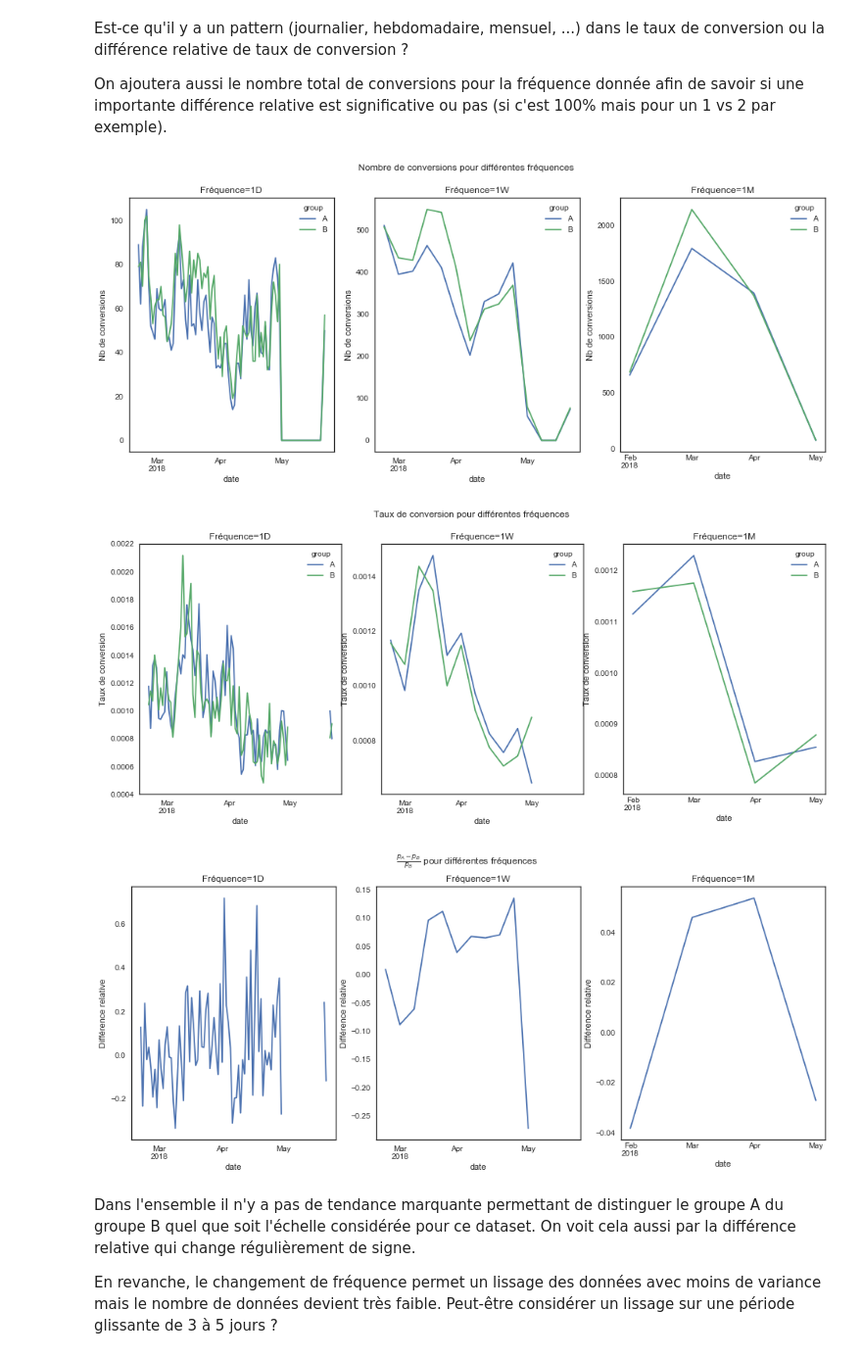
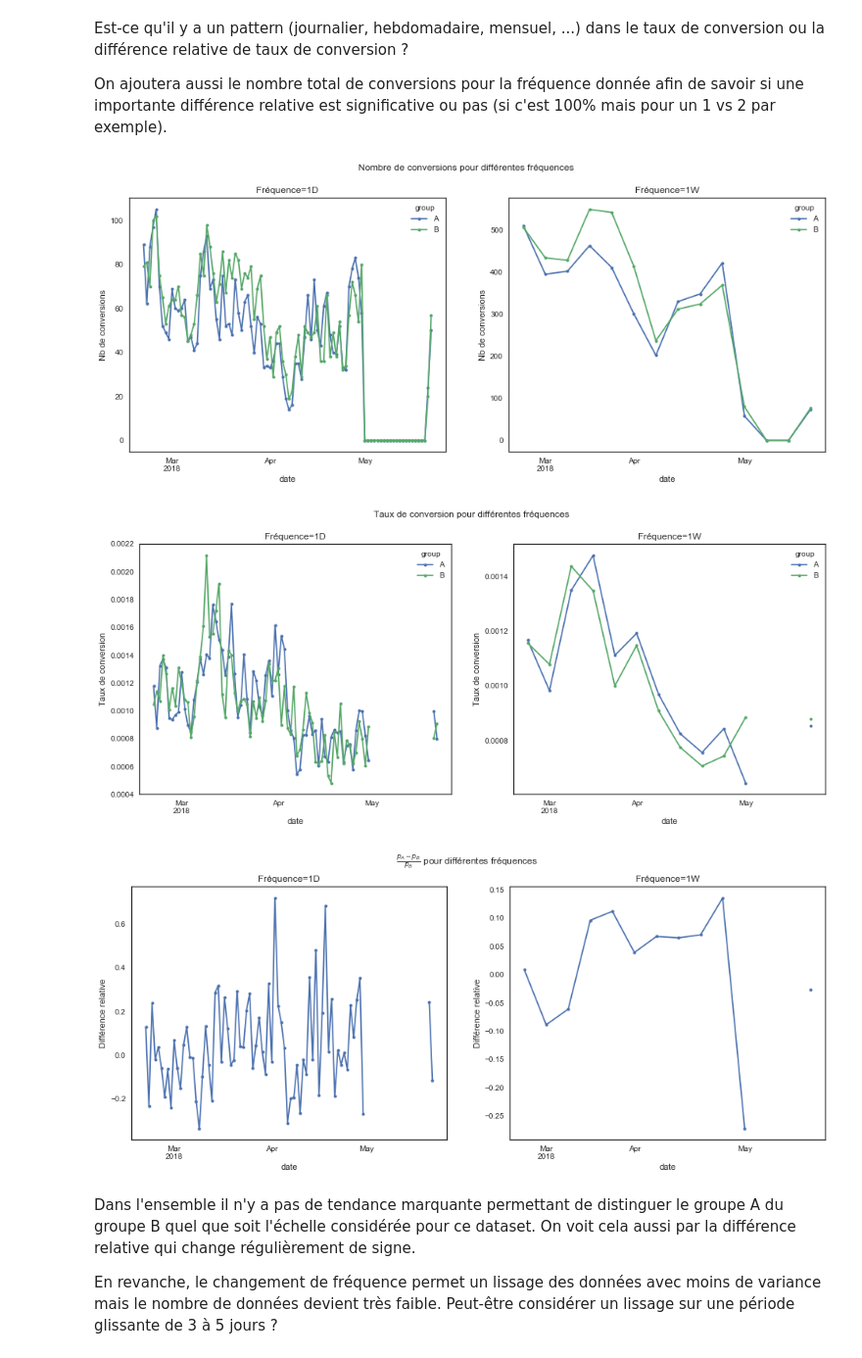
Before and after one commit to mariondechallens/1000mercis, a Jupyter notebook: Analyses/Annonceur1_campagne4_visite_2pages.ipynb, the cells around one changed output. Shown: that part at 98% size. Saved outputs shown, nothing was run; the diff lists cells and outputs as text; code cells hidden in the pictures.

```diff
--- a/Analyses/Annonceur1_campagne4_visite_2pages.ipynb
+++ b/Analyses/Annonceur1_campagne4_visite_2pages.ipynb
@@ -48,7 +47,7 @@ Est-ce qu'il y a un pattern (journalier, hebdomadaire, mensuel, ...) dans le tau
 
 On ajoutera aussi le nombre total de conversions pour la fréquence donnée afin de savoir si une importante différence relative est significative ou pas (si c'est 100% mais pour un 1 vs 2 par exemple).
 # %%
-freq_list = ["1D", "1W", "1M"]
+freq_list = ["1D", "1W"]
 
 conv_rate = {}
 pct_change = {}
@@ -62,38 +61,38 @@ for freq in freq_list:
 # %%
 # trace des taux de conversion pour frequences differentes
 plt.figure(figsize=(16, 6))
 for i, freq in enumerate(freq_list):
     plt.subplot(1, len(freq_list), i+1)
-    conv_count[freq].plot(ax=plt.gca())
+    conv_count[freq].plot(ax=plt.gca(), marker="o", ms=4)
     plt.title(f"Fréquence={freq}")
     plt.ylabel('Nb de conversions')
 plt.suptitle('Nombre de conversions pour différentes fréquences')
 plt.show()
 
 # trace des taux de conversion pour frequences differentes
 plt.figure(figsize=(16, 6))
 for i, freq in enumerate(freq_list):
     plt.subplot(1, len(freq_list), i+1)
-    conv_rate[freq].plot(ax=plt.gca())
+    conv_rate[freq].plot(ax=plt.gca(), marker="o", ms=4)
     plt.title(f"Fréquence={freq}")
     plt.ylabel('Taux de conversion')
 plt.suptitle('Taux de conversion pour différentes fréquences')
 plt.show()
 # %% [output]
-[figure, old version]
+[figure, new version]
-[figure, old version]
+[figure, new version]
 # %%
 # trace des variations relatives pour frequences differentes
 plt.figure(figsize=(16, 6))
 for i, freq in enumerate(freq_list):
     plt.subplot(1, len(freq_list), i+1)
-    pct_change[freq].plot(ax=plt.gca())
+    pct_change[freq].plot(ax=plt.gca(), marker="o", ms=4)
     plt.title(f"Fréquence={freq}")
     plt.ylabel('Différence relative')
 plt.suptitle('$\\frac{p_A - p_B}{p_B}$ pour différentes fréquences')
 plt.show()
 # %% [output]
-[figure, old version]
+[figure, new version]
 # %% [markdown]
 Dans l'ensemble il n'y a pas de tendance marquante permettant de distinguer le groupe A du groupe B quel que soit l'échelle considérée pour ce dataset. On voit cela aussi par la différence relative qui change régulièrement de signe.
 
```
Also changed, not shown: parts of 18 cells of this notebook, 3 other files.
